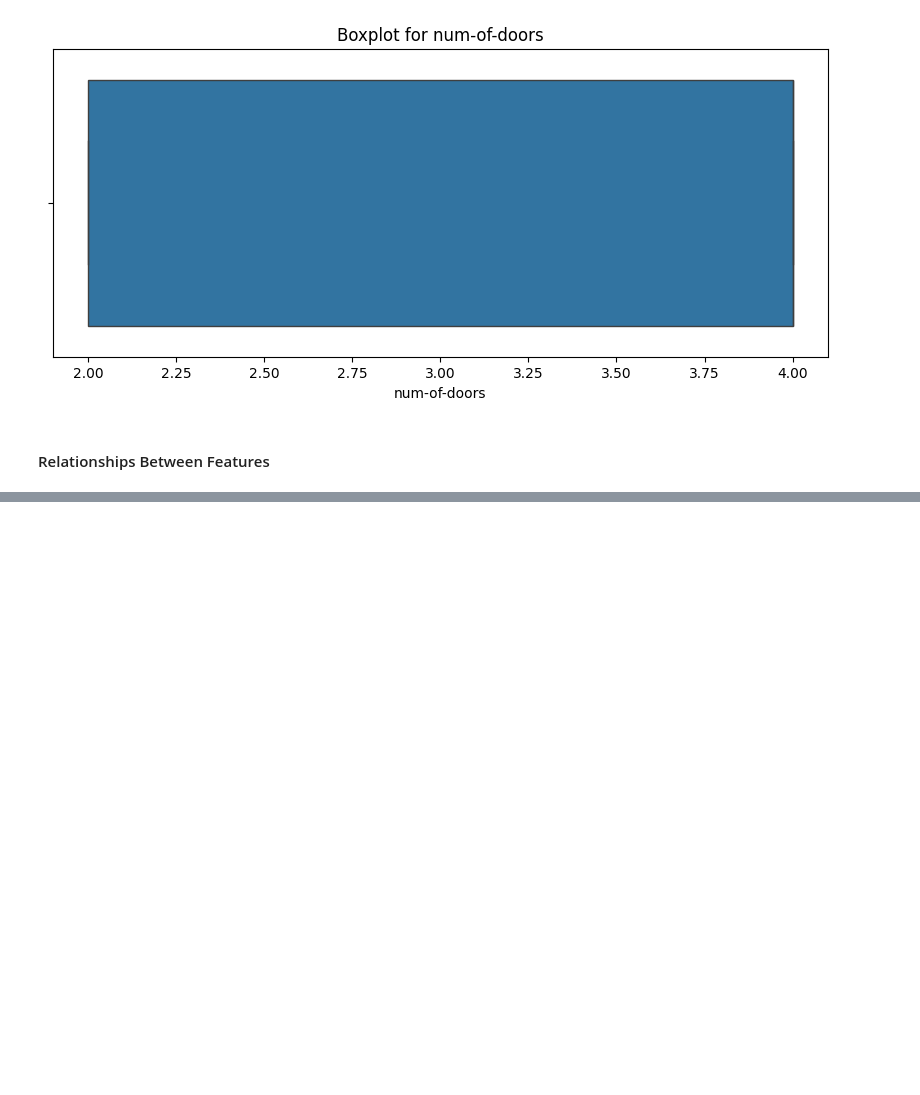
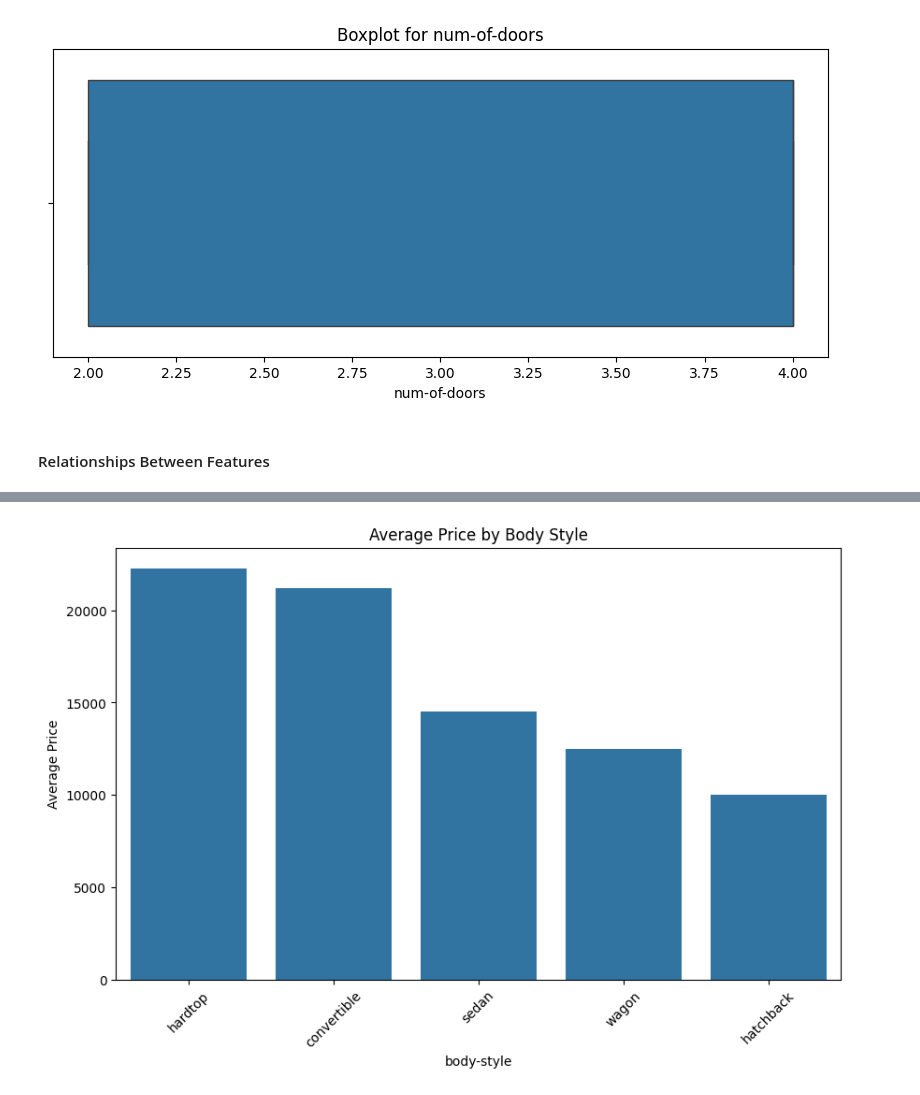
Before and after one commit to AbdulWahid026/ML_CarPricing, a Jupyter notebook: car_pricing.ipynb, the cells around one changed output, grey strips where cells are left out. Cells and saved outputs as stored; diff of their text form; code cells hidden in the pictures; blank space fills up the shorter version.

```diff
--- a/car_pricing.ipynb
+++ b/car_pricing.ipynb
@@ -162,0 +197,11 @@ for cols in numeric_columns[:3]:
+# %%
+avg_price_body = cars_df.groupby('body-style')['price'].mean().sort_values(ascending=False)
+
+plt.figure(figsize=(10,6))
+sns.barplot(x=avg_price_body.index, y=avg_price_body.values)
+plt.xticks(rotation=45)
+plt.ylabel('Average Price')
+plt.title('Average Price by Body Style')
+plt.show()
+# %% [output]
+[figure, added]
```
Also changed, not shown: parts of 7 cells of this notebook.
